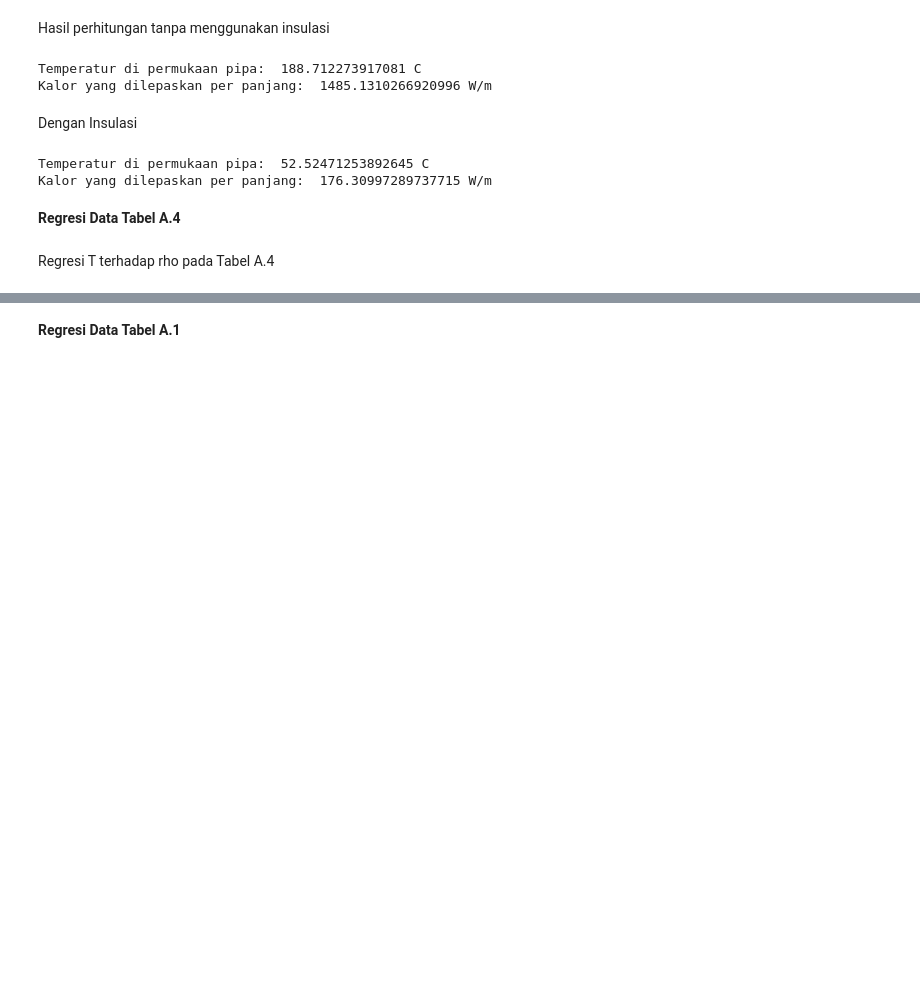
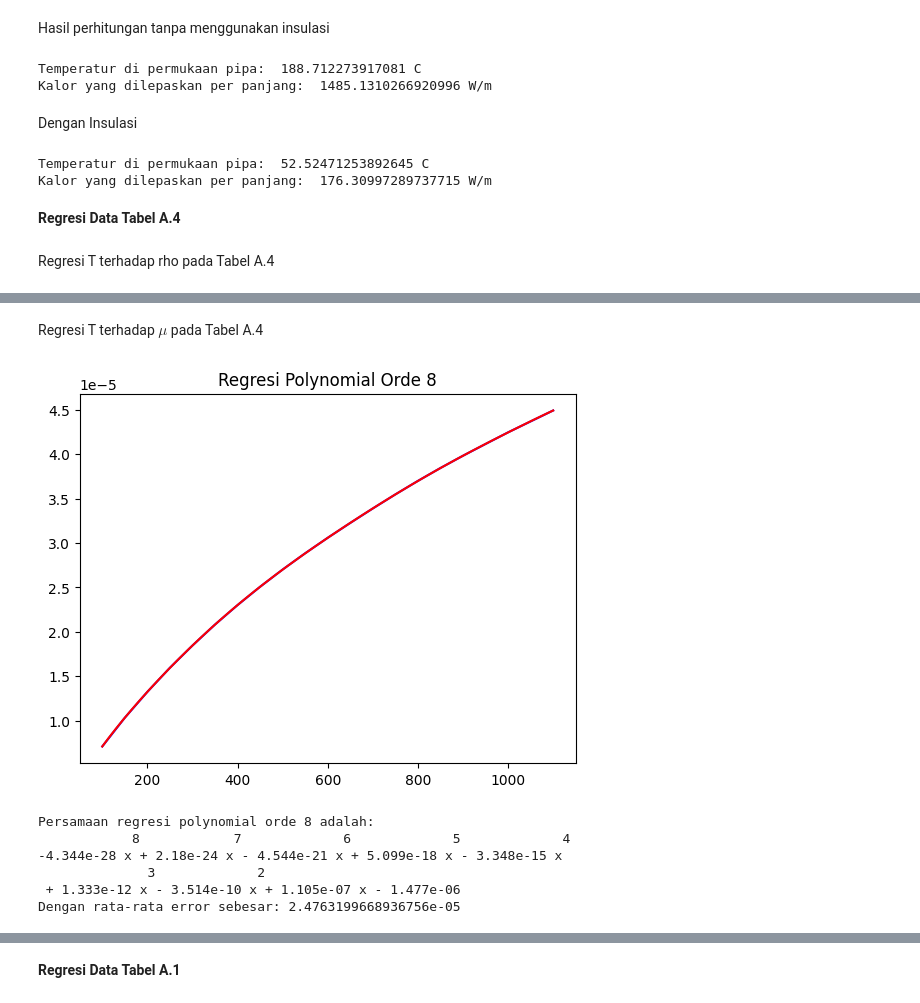
Before and after one commit to fdeedat969/tugas-kuliah, a Jupyter notebook: Tugas Konveksi.ipynb, the cells around one changed output, grey strips where cells are left out. Saved outputs shown, nothing was run; the diff lists cells and outputs as text; code cells hidden in the pictures; blank space fills up the shorter version.

```diff
--- a/Tugas Konveksi.ipynb
+++ b/Tugas Konveksi.ipynb
@@ -166,0 +203,36 @@ Persamaan regresi polynomial orde 6 adalah:
+# %% [markdown]
+Regresi T terhadap $\mu$ pada Tabel A.4
+# %%
+import pandas as pd
+a4 = pd.read_excel('tabel-a4-more.xlsx')
+x = a4['T'].values
+y = a4['mu'].values
+
+error = []                           # Inisialisasi array untuk menyimpan error
+meanError = 0                        # Inisialisasi array untuk menyimpan mean error
+errorTol = 0.0001
+
+# Regresi Polinomial
+for i in range(9):
+    z = np.polyfit(x, y, i)
+    p = np.poly1d(z)
+    xp = np.linspace(x[0], x[len(x)-1], 1000)
+    for j in range(len(x)):
+        error.append(abs(y[j]-p(j)))
+    meanError = np.mean(error)
+    if i == 8:
+        plt.plot(x, y, color='blue')
+        plt.plot(xp, p(xp), color = 'red')
+        plt.title('Regresi Polynomial Orde '+str(i))
+        plt.show()
+        break
+print("Persamaan regresi polynomial orde "+str(i)+" adalah: \n" +str(p))
+print(f"Dengan rata-rata error sebesar: {meanError}")
+# %% [output]
+[figure, added]
+Persamaan regresi polynomial orde 8 adalah:
+            8            7             6             5             4
+-4.344e-28 x + 2.18e-24 x - 4.544e-21 x + 5.099e-18 x - 3.348e-15 x
+              3             2
+ + 1.333e-12 x - 3.514e-10 x + 1.105e-07 x - 1.477e-06
+Dengan rata-rata error sebesar: 2.4763199668936756e-05
```
Also changed, not shown: parts of 12 cells of this notebook, 4 other files.
